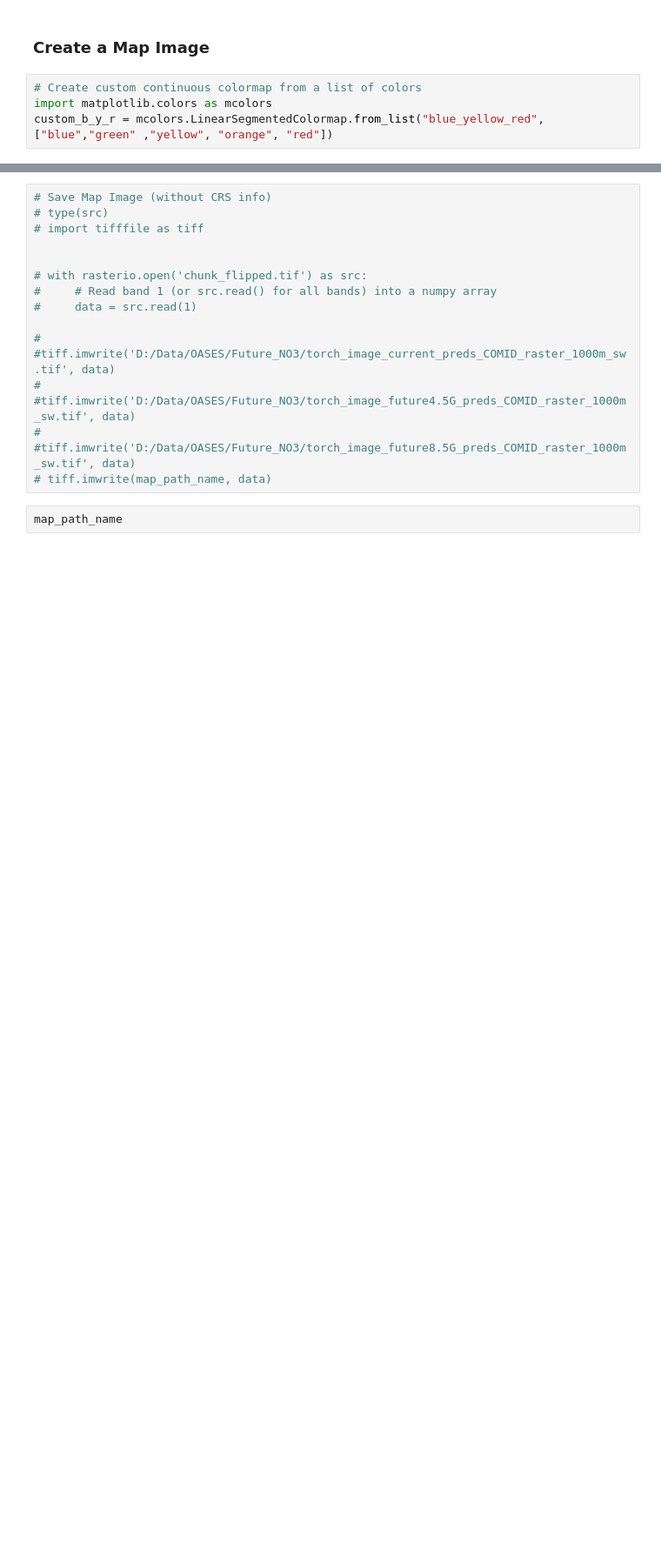
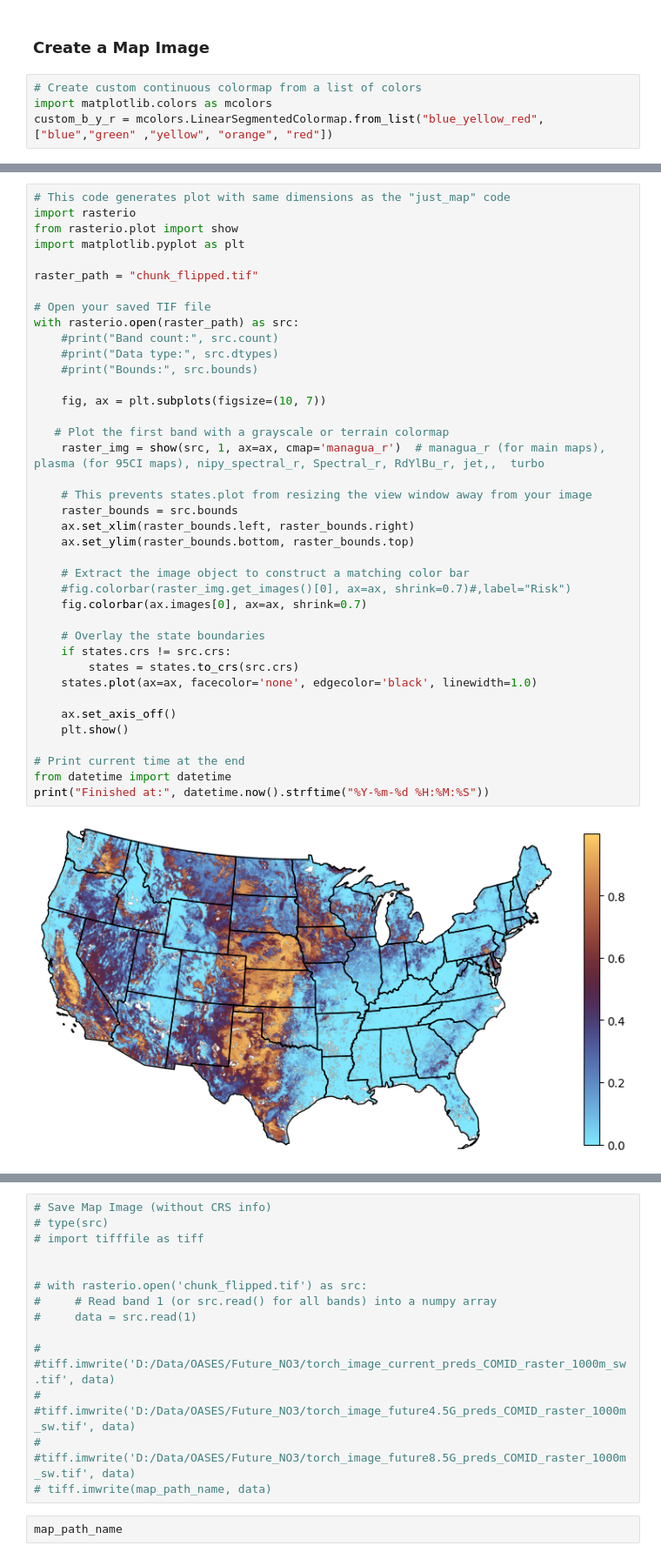
Before and after one commit to mpennino/Future_DW_NO3, a Jupyter notebook: Code/Future_Maps.ipynb, the cells around one changed output, grey strips where cells are left out. Shown at 87% size. Drawn from its saved outputs; the diff is of its cells as text; blank space fills up the shorter version.

```diff
--- a/Code/Future_Maps.ipynb
+++ b/Code/Future_Maps.ipynb
@@ -393,0 +414,41 @@ RasterioIOError: chunk_flipped.tif: No such file or directory
+# %%
+# This code generates plot with same dimensions as the "just_map" code
+import rasterio
+from rasterio.plot import show
+import matplotlib.pyplot as plt
+
+raster_path = "chunk_flipped.tif"
+
+# Open your saved TIF file
+with rasterio.open(raster_path) as src:
+    #print("Band count:", src.count)
+    #print("Data type:", src.dtypes)
+    #print("Bounds:", src.bounds)
+
+    fig, ax = plt.subplots(figsize=(10, 7))
+
+   # Plot the first band with a grayscale or terrain colormap
+    raster_img = show(src, 1, ax=ax, cmap='managua_r')  # managua_r (for main maps), plasma (for 95CI maps), nipy_spectral_r, Spectral_r, RdYlBu_r, jet,,  turbo
+
+    # This prevents states.plot from resizing the view window away from your image
+    raster_bounds = src.bounds
+    ax.set_xlim(raster_bounds.left, raster_bounds.right)
+    ax.set_ylim(raster_bounds.bottom, raster_bounds.top)
+
+    # Extract the image object to construct a matching color bar
+    #fig.colorbar(raster_img.get_images()[0], ax=ax, shrink=0.7)#,label="Risk")
+    fig.colorbar(ax.images[0], ax=ax, shrink=0.7)
+
+    # Overlay the state boundaries
+    if states.crs != src.crs:
+        states = states.to_crs(src.crs)
+    states.plot(ax=ax, facecolor='none', edgecolor='black', linewidth=1.0)
+
+    ax.set_axis_off()
+    plt.show()
+
+# Print current time at the end
+from datetime import datetime
+print("Finished at:", datetime.now().strftime("%Y-%m-%d %H:%M:%S"))
+# %% [output]
+[figure, added]
```
Also changed, not shown: parts of 13 cells of this notebook.
